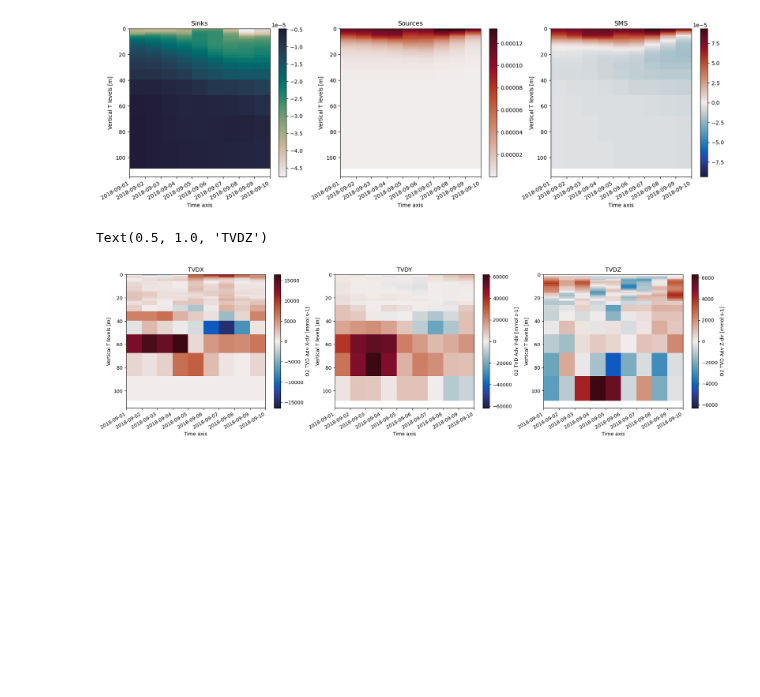
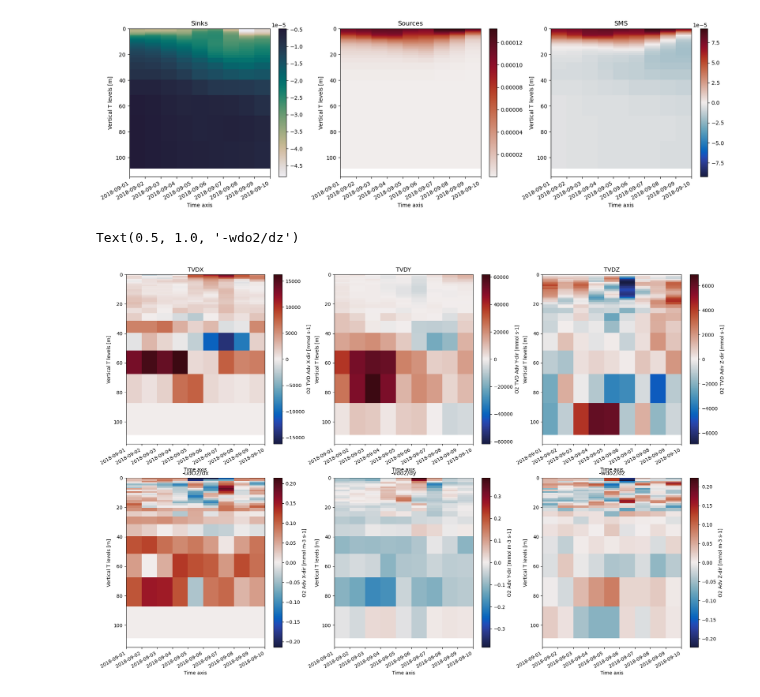
Before and after one commit to SalishSeaCast/analysis-abdoul, a Jupyter notebook: notebooks/salishsea_oxy/tests_salishsea_oxy_diag.ipynb, the cells around one changed output. Cells and saved outputs as stored; diff of their text form; code cells hidden in the pictures; blank space fills up the shorter version.

```diff
--- a/notebooks/salishsea_oxy/tests_salishsea_oxy_diag.ipynb
+++ b/notebooks/salishsea_oxy/tests_salishsea_oxy_diag.ipynb
@@ -132,22 +142,28 @@ LDFH = df_diagnew2.ULDF + df_diagnew2.VLDF
 #LDFT = LDFH + df_diagnew2.WLDF
 VMIXT = df_diagnew2.VMIX + df_diagnew2.VMIXH
 # %%
-fig, ax = plt.subplots(1, 3, figsize = (22, 5))
-df_diagnew2.TVDXb[:,:kk,jj,ii].plot(ax=ax[0], y="deptht", yincrease=False, cmap=cm.balance, ylim=(115, 0), xlim=(startdate, enddate));
-df_diagnew2.TVDYb[:,:kk,jj,ii].plot(ax=ax[1], y="deptht", yincrease=False, cmap=cm.balance, ylim=(115, 0), xlim=(startdate, enddate));
-df_diagnew2.TVDZb[:,:kk,jj,ii].plot(ax=ax[2], y="deptht", yincrease=False, cmap=cm.balance, ylim=(115, 0), xlim=(startdate, enddate));
+fig, ax = plt.subplots(2, 3, figsize = (22, 14))
+df_diagnew2.TVDXb[:,:kk,jj,ii].plot(ax=ax[0,0], y="deptht", yincrease=False, cmap=cm.balance, ylim=(115, 0), xlim=(startdate, enddate));
+df_diagnew2.TVDYb[:,:kk,jj,ii].plot(ax=ax[0,1], y="deptht", yincrease=False, cmap=cm.balance, ylim=(115, 0), xlim=(startdate, enddate));
+df_diagnew2.TVDZb[:,:kk,jj,ii].plot(ax=ax[0,2], y="deptht", yincrease=False, cmap=cm.balance, ylim=(115, 0), xlim=(startdate, enddate));
+df_diagnew2.XADV[:,:kk,jj,ii].plot(ax=ax[1,0], y="deptht", yincrease=False, cmap=cm.balance, ylim=(115, 0), xlim=(startdate, enddate));
+df_diagnew2.YADV[:,:kk,jj,ii].plot(ax=ax[1,1], y="deptht", yincrease=False, cmap=cm.balance, ylim=(115, 0), xlim=(startdate, enddate));
+df_diagnew2.ZADV[:,:kk,jj,ii].plot(ax=ax[1,2], y="deptht", yincrease=False, cmap=cm.balance, ylim=(115, 0), xlim=(startdate, enddate));
 #TVDH[:,:kk,jj,ii].plot(ax=ax[2], y="deptht", yincrease=False, cmap=cm.balance, ylim=(115, 0), xlim=(startdate, enddate));
 #TVDT[:,:kk,jj,ii].plot(ax=ax[4], y="deptht", yincrease=False, cmap=cm.balance, ylim=(115, 0), xlim=(startdate, enddate));
 
 
-ax[0].set_title('TVDX')
-ax[1].set_title('TVDY')
-ax[2].set_title('TVDZ')
+ax[0,0].set_title('TVDX')
+ax[0,1].set_title('TVDY')
+ax[0,2].set_title('TVDZ')
+ax[1,0].set_title('-udO2/dx')
+ax[1,1].set_title('-vdo2/dy')
+ax[1,2].set_title('-wdo2/dz')
 #ax[2].set_title('TVDX + TVDY')
 #ax[4].set_title('TVDX+ TVDY + TVDZ')
 # %% [output]
-Text(0.5, 1.0, 'TVDZ')
+Text(0.5, 1.0, '-wdo2/dz')
-[figure, old version]
+[figure, new version]
 # %%
 fig, ax = plt.subplots(1, 2, figsize = (15, 5))
 df_diagnew2.VMIX[:,:kk,jj,ii].plot(ax=ax[0], y="depthw", yincrease=False, cmap=cm.balance, ylim=(115, 0), xlim=(startdate, enddate));
```
Also changed, not shown: parts of 7 cells of this notebook.
